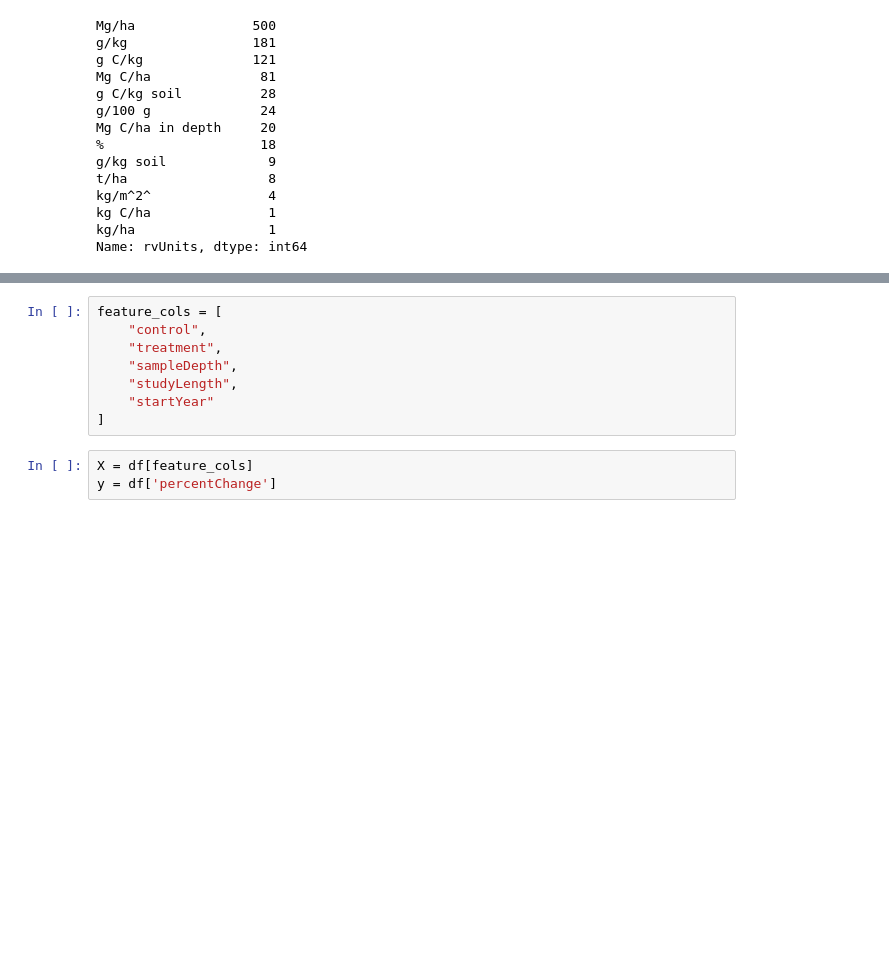
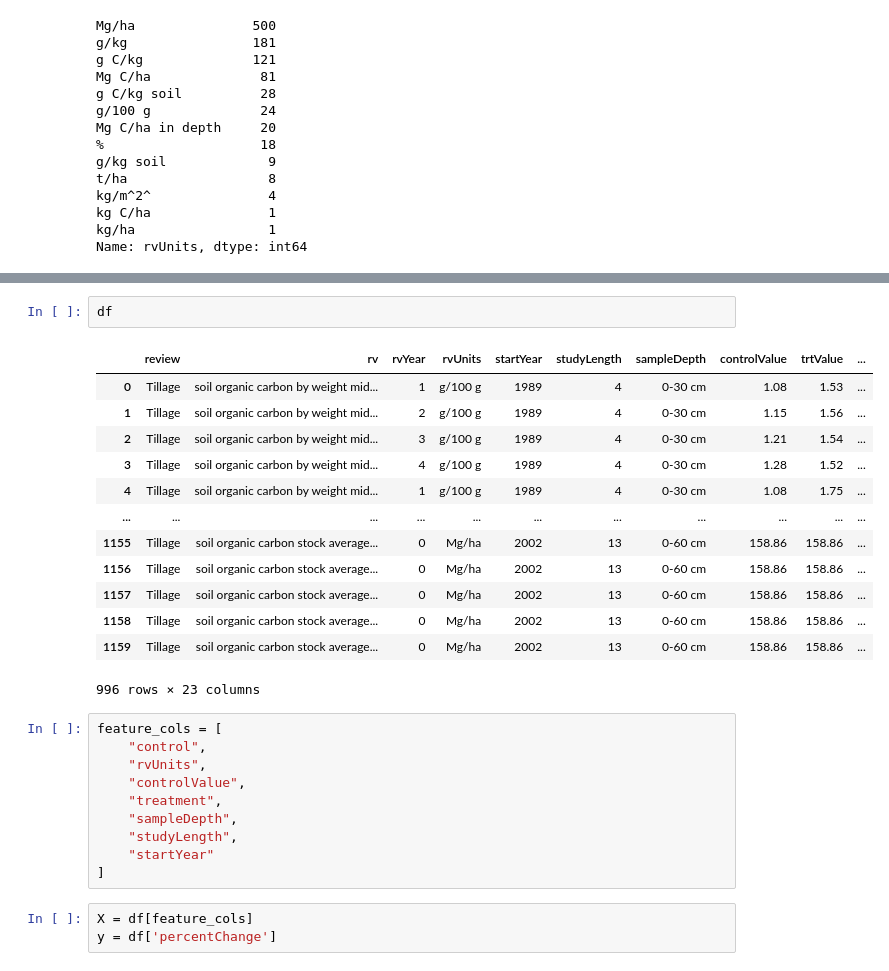
Before and after one commit to sumitbahl/SOCPrediction, a Jupyter notebook: TillagePrediction.ipynb, the cells around one changed output, grey strips where cells are left out. Cells and saved outputs as stored; diff of their text form; blank space fills up the shorter version.

```diff
--- a/TillagePrediction.ipynb
+++ b/TillagePrediction.ipynb
@@ -60,6 +80,24 @@ Name: rvUnits, dtype: int64
+# %%
+df
+# %% [output]
+|  | review | rv | rvYear | rvUnits | startYear | studyLength | sampleDepth | controlValue | trtValue | ... |
+| 0 | Tillage | soil organic carbon by weight mid... | 1 | g/100 g | 1989 | 4 | 0-30 cm | 1.08 | 1.53 | ... |
+| 1 | Tillage | soil organic carbon by weight mid... | 2 | g/100 g | 1989 | 4 | 0-30 cm | 1.15 | 1.56 | ... |
+| 2 | Tillage | soil organic carbon by weight mid... | 3 | g/100 g | 1989 | 4 | 0-30 cm | 1.21 | 1.54 | ... |
+| 3 | Tillage | soil organic carbon by weight mid... | 4 | g/100 g | 1989 | 4 | 0-30 cm | 1.28 | 1.52 | ... |
+| 4 | Tillage | soil organic carbon by weight mid... | 1 | g/100 g | 1989 | 4 | 0-30 cm | 1.08 | 1.75 | ... |
+| ... | ... | ... | ... | ... | ... | ... | ... | ... | ... | ... |
+| 1155 | Tillage | soil organic carbon stock average... | 0 | Mg/ha | 2002 | 13 | 0-60 cm | 158.86 | 158.86 | ... |
+| 1156 | Tillage | soil organic carbon stock average... | 0 | Mg/ha | 2002 | 13 | 0-60 cm | 158.86 | 158.86 | ... |
+| 1157 | Tillage | soil organic carbon stock average... | 0 | Mg/ha | 2002 | 13 | 0-60 cm | 158.86 | 158.86 | ... |
+| 1158 | Tillage | soil organic carbon stock average... | 0 | Mg/ha | 2002 | 13 | 0-60 cm | 158.86 | 158.86 | ... |
+| 1159 | Tillage | soil organic carbon stock average... | 0 | Mg/ha | 2002 | 13 | 0-60 cm | 158.86 | 158.86 | ... |
+996 rows × 23 columns
 # %%
 feature_cols = [
     "control",
+    "rvUnits",
+    "controlValue",
     "treatment",
     "sampleDepth",
     "studyLength",
```
Also changed, not shown: parts of 14 cells of this notebook.
